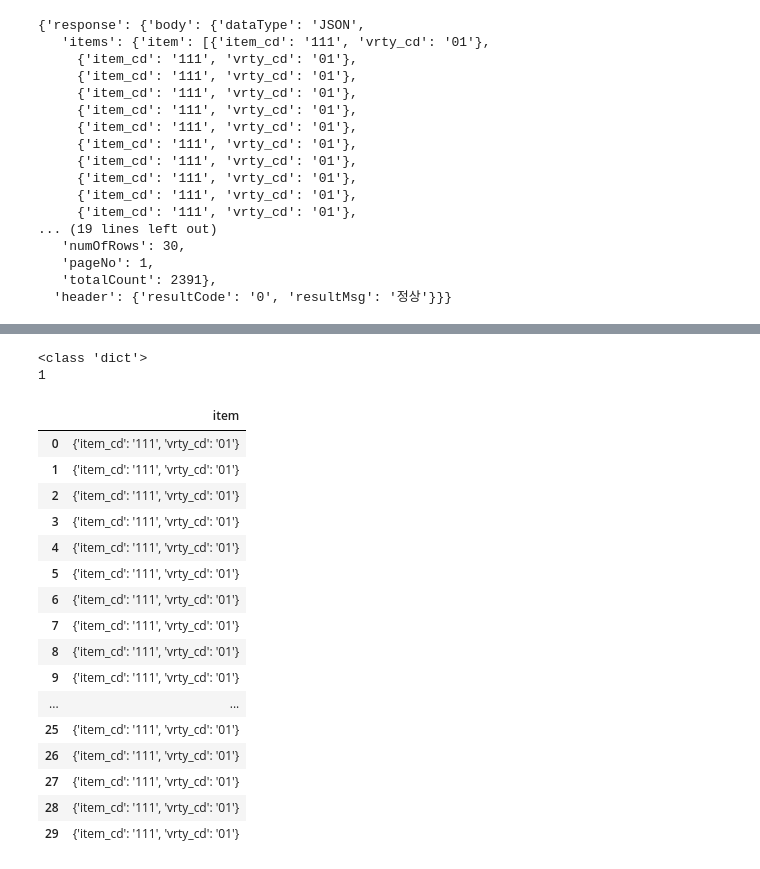
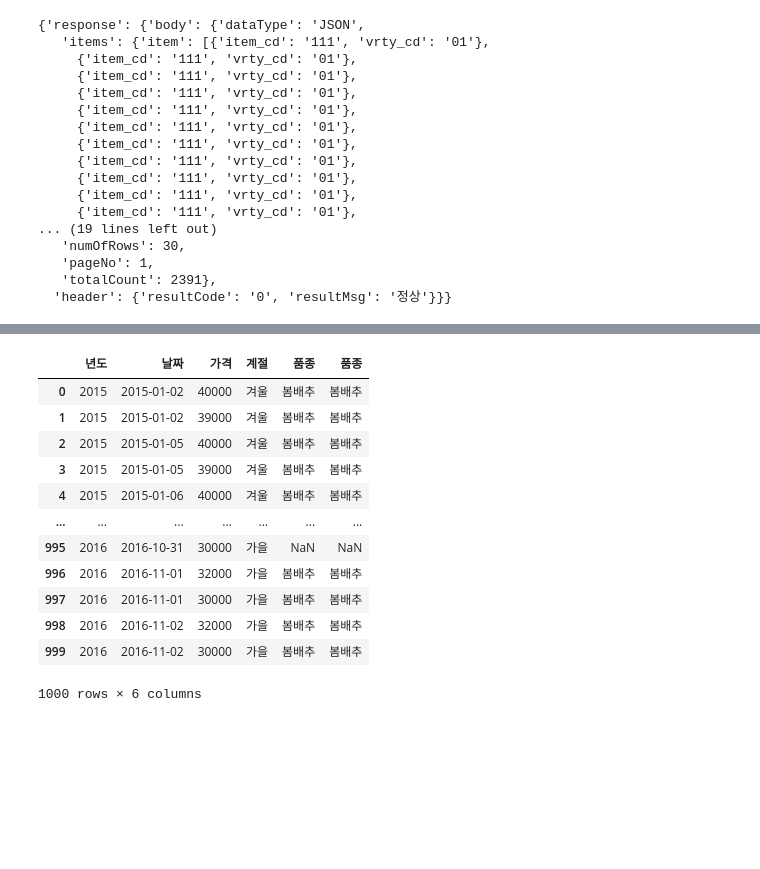
Before and after one commit to yaong0915/Data-Analysis-with-Open-Source, a Jupyter notebook: 오픈소스_데이터_분석_5강.ipynb, the cells around one changed output, grey strips where cells are left out. Cells and saved outputs as stored; diff of their text form; code cells hidden in the pictures; blank space fills up the shorter version.

```diff
--- a/오픈소스_데이터_분석_5강.ipynb
+++ b/오픈소스_데이터_분석_5강.ipynb
@@ -244,29 +246,48 @@ df
-# %%
-import pandas as pd
-
-## requests로부터 response, body, item 항목 읽기
-numb=response.json()['response']['body']['items']
-print(type(numb))
-print(len(numb))
-df=pd.DataFrame(numb)
-df
-# %% [output]
-<class 'dict'>
-1
-|  | item |
-| 0 | {'item_cd': '111', 'vrty_cd': '01'} |
-| 1 | {'item_cd': '111', 'vrty_cd': '01'} |
-| 2 | {'item_cd': '111', 'vrty_cd': '01'} |
-| 3 | {'item_cd': '111', 'vrty_cd': '01'} |
-| 4 | {'item_cd': '111', 'vrty_cd': '01'} |
-| 5 | {'item_cd': '111', 'vrty_cd': '01'} |
-| 6 | {'item_cd': '111', 'vrty_cd': '01'} |
-| 7 | {'item_cd': '111', 'vrty_cd': '01'} |
-| 8 | {'item_cd': '111', 'vrty_cd': '01'} |
-| 9 | {'item_cd': '111', 'vrty_cd': '01'} |
-| ... | ... |
-| 25 | {'item_cd': '111', 'vrty_cd': '01'} |
-| 26 | {'item_cd': '111', 'vrty_cd': '01'} |
-| 27 | {'item_cd': '111', 'vrty_cd': '01'} |
-| 28 | {'item_cd': '111', 'vrty_cd': '01'} |
-| 29 | {'item_cd': '111', 'vrty_cd': '01'} |
+# %%
+import pandas as pd
+import numpy as np
+
+df=pd.DataFrame(data)
+
+##날짜 데이터를 수치화
+df['exmn_ymd']=pd.to_datetime(df['exmn_ymd'])
+df['year']=df['exmn_ymd'].dt.year
+df['month']=df['exmn_ymd'].dt.month
+df['day']=df['exmn_ymd'].dt.day
+
+##계절을 정렬
+df_season_map={3:'봄',4:'봄',5:'봄',6:'여름',7:'여름',8:'여름',9:'가을',10:'가을',11:'가을',12:'겨울',1:'겨울',2:'겨울'}
+df['season']=df['month'].map(df_season_map)
+
+##배추품종 분류
+df_vrty_map={'01':'봄배추','02':'여름배추','03':'가을배추','06':'월동배추'}
+df['vrty_cd']=df['vrty_cd'].map(df_vrty_map)
+df['품종']=df['vrty_cd']
+
+
+##가격을 내림차순 정렬
+df.sort_values (by='exmn_dd_prc',ascending=False)
+df.sort_values (by='exmn_ymd')
+
+
+
+##이름 바꾸기
+
+df_rename=df.rename(columns={'year':'년도','exmn_ymd':'날짜','exmn_dd_prc':'가격','season':'계절','vrty_cd':'품종'})
+
+selected_col=df_rename[['년도','날짜','가격','계절','품종']]
+selected_col
+# %% [output]
+|  | 년도 | 날짜 | 가격 | 계절 | 품종 | 품종 |
+| 0 | 2015 | 2015-01-02 | 40000 | 겨울 | 봄배추 | 봄배추 |
+| 1 | 2015 | 2015-01-02 | 39000 | 겨울 | 봄배추 | 봄배추 |
+| 2 | 2015 | 2015-01-05 | 40000 | 겨울 | 봄배추 | 봄배추 |
+| 3 | 2015 | 2015-01-05 | 39000 | 겨울 | 봄배추 | 봄배추 |
+| 4 | 2015 | 2015-01-06 | 40000 | 겨울 | 봄배추 | 봄배추 |
+| ... | ... | ... | ... | ... | ... | ... |
+| 995 | 2016 | 2016-10-31 | 30000 | 가을 | NaN | NaN |
+| 996 | 2016 | 2016-11-01 | 32000 | 가을 | 봄배추 | 봄배추 |
+| 997 | 2016 | 2016-11-01 | 30000 | 가을 | 봄배추 | 봄배추 |
+| 998 | 2016 | 2016-11-02 | 32000 | 가을 | 봄배추 | 봄배추 |
+| 999 | 2016 | 2016-11-02 | 30000 | 가을 | 봄배추 | 봄배추 |
+1000 rows × 6 columns
```
Also changed, not shown: parts of 5 cells of this notebook.
